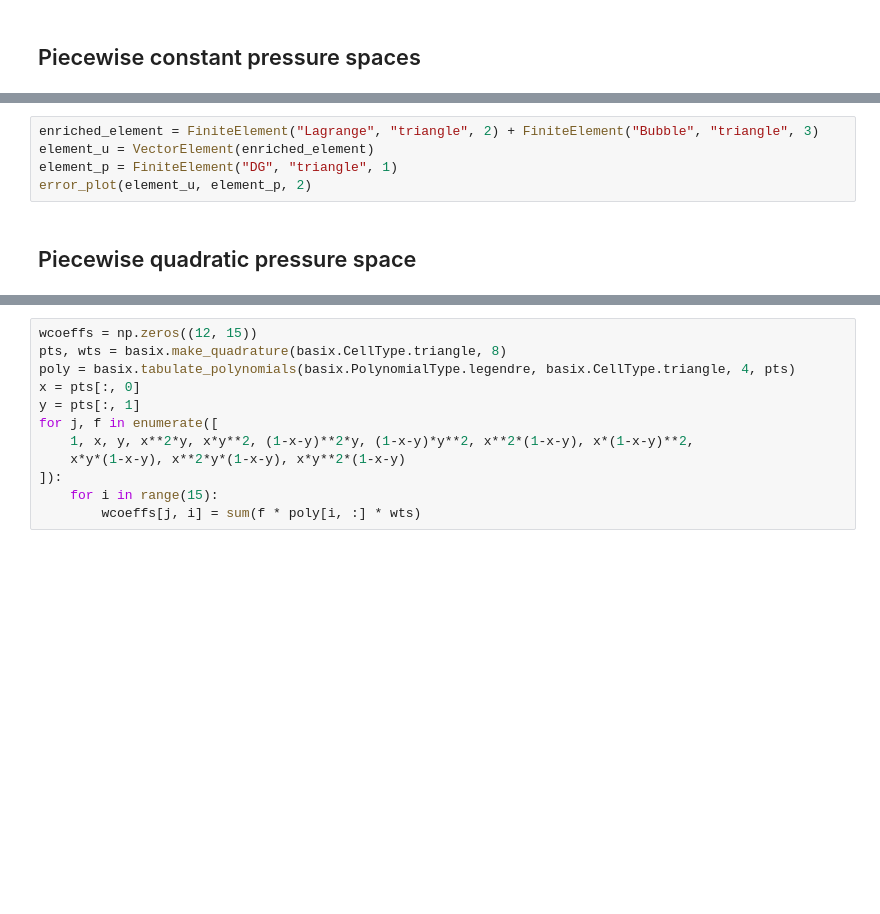
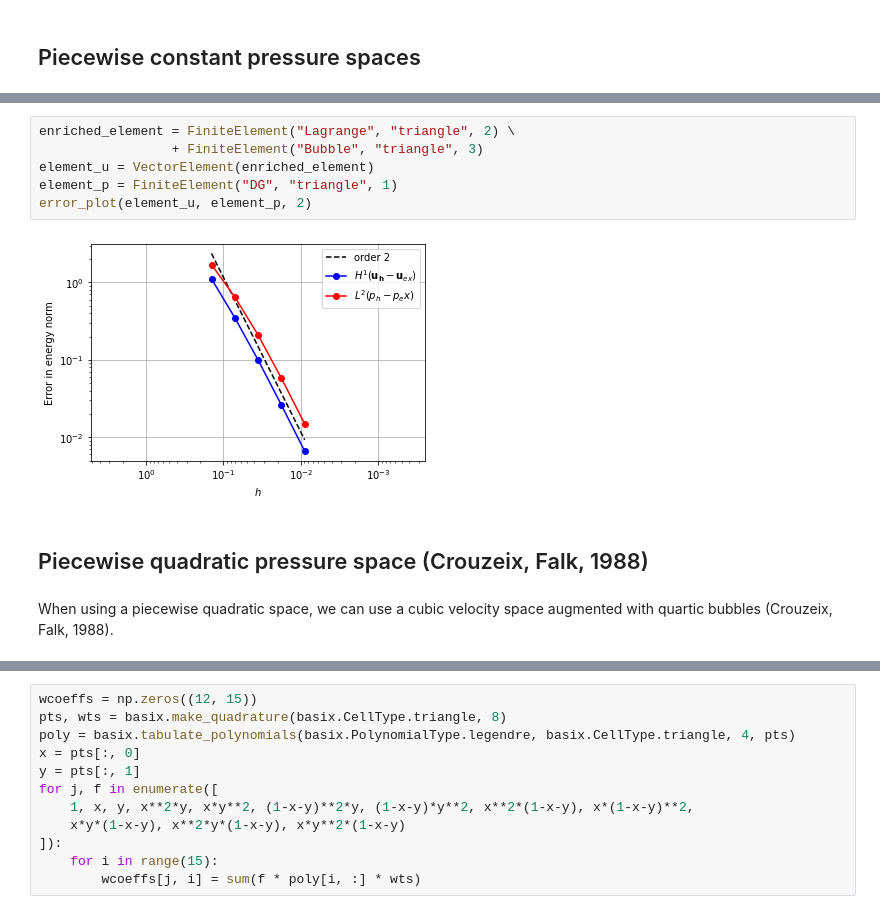
Before and after one commit to jorgensd/fenics22-tutorial, a Jupyter notebook: part3/comparing_elements.ipynb, the cells around one changed output, grey strips where cells are left out. Saved outputs shown, nothing was run; the diff lists cells and outputs as text; blank space fills up the shorter version.

```diff
--- a/part3/comparing_elements.ipynb
+++ b/part3/comparing_elements.ipynb
@@ -287,9 +302,14 @@ When using a piecewise linear pressure space, we could again try using a velocit
 <img src='./img/element-bubble-enriched-Lagrange-triangle-2-dofs-large.png' style='width:100px' /><img src='./img/element-Lagrange-triangle-1-dofs-large.png' style='width:100px' />
 # %%
-enriched_element = FiniteElement("Lagrange", "triangle", 2) + FiniteElement("Bubble", "triangle", 3)
+enriched_element = FiniteElement("Lagrange", "triangle", 2) \
+                 + FiniteElement("Bubble", "triangle", 3)
 element_u = VectorElement(enriched_element)
 element_p = FiniteElement("DG", "triangle", 1)
 error_plot(element_u, element_p, 2)
+# %% [output]
+[figure, added]
 # %% [markdown]
-## Piecewise quadratic pressure space
+## Piecewise quadratic pressure space (Crouzeix, Falk, 1988)
+# %% [markdown]
+When using a piecewise quadratic space, we can use a cubic velocity space augmented with quartic bubbles (Crouzeix, Falk, 1988).
 # %% [markdown]
```
Also changed, not shown: parts of 38 cells of this notebook, 2 other files.
